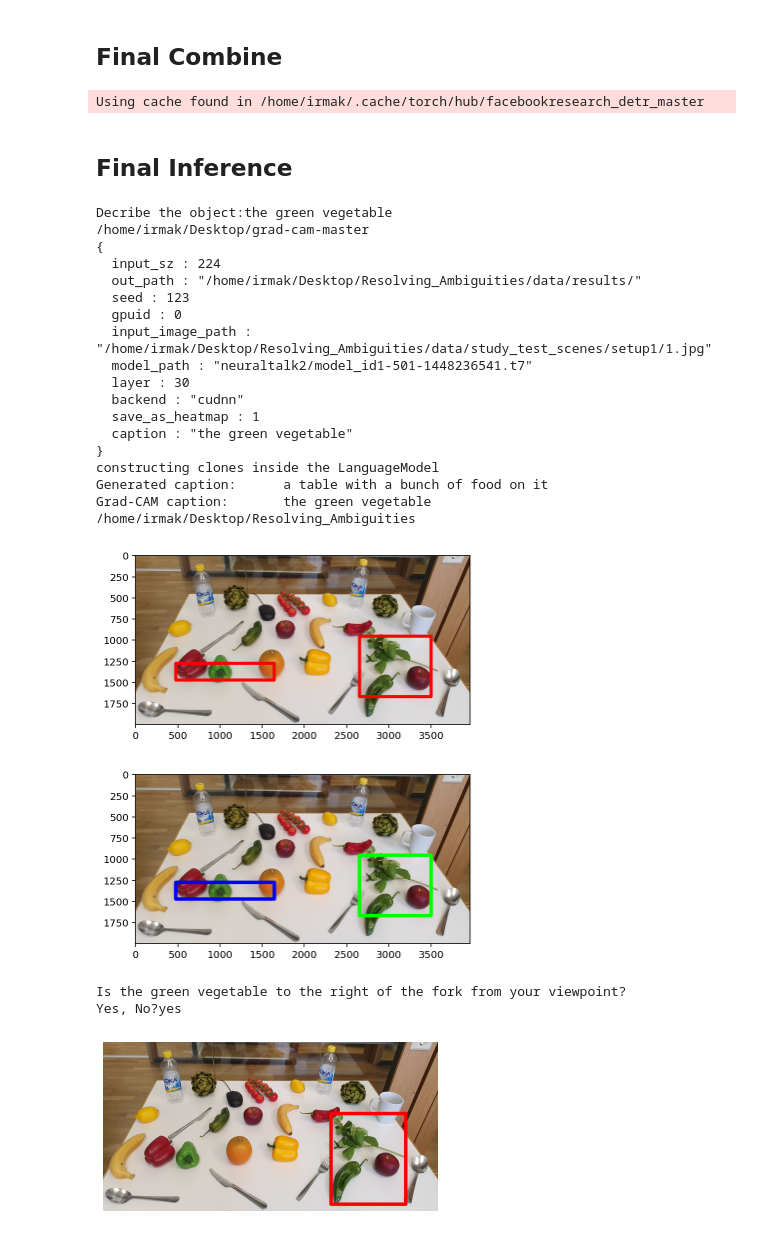
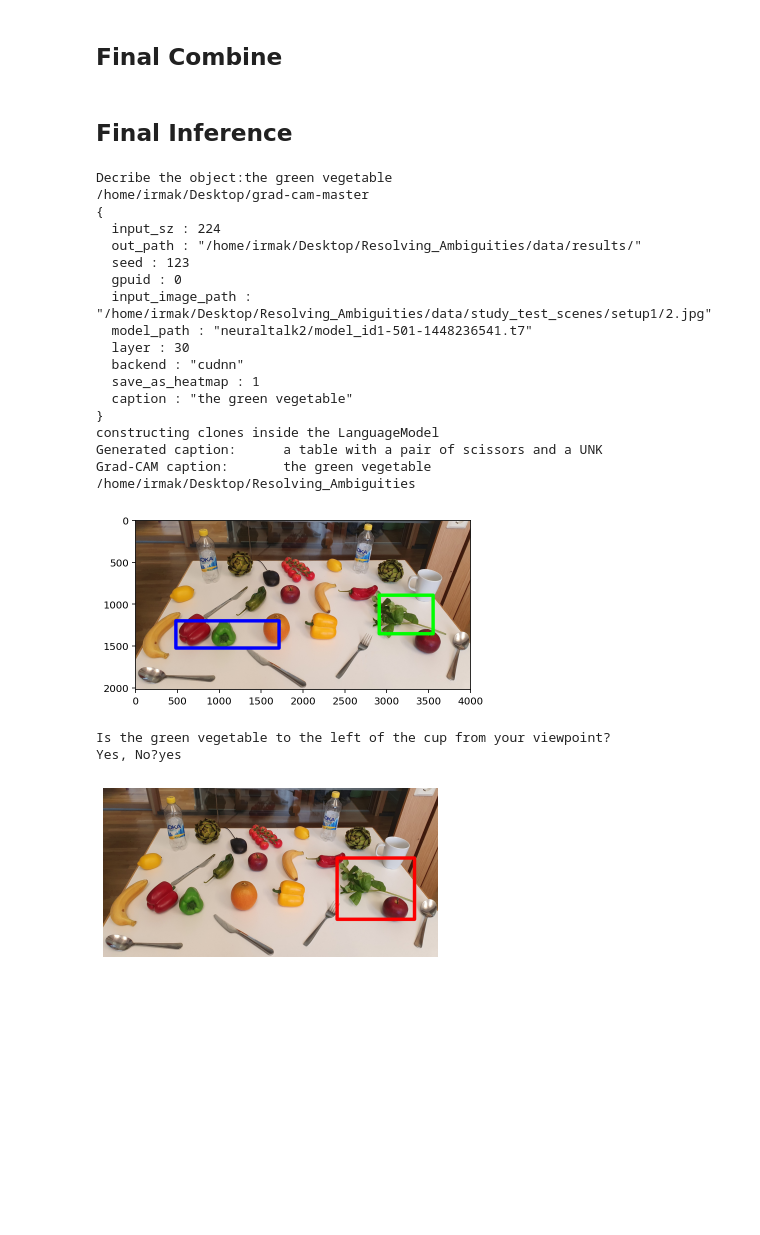
Before and after one commit to IrmakDogan/Asking-FollowUp-Clarifications, a Jupyter notebook: Code.ipynb, the cells around one changed output. Saved outputs shown, nothing was run; the diff lists cells and outputs as text; code cells hidden in the pictures; blank space fills up the shorter version.

```diff
--- a/Code.ipynb
+++ b/Code.ipynb
@@ -728,40 +583,20 @@ import os
 from PIL import Image
 import copy
 import operator
-import time
 def resultsGradCAM_final(img_path,img_name,tar_path,expr):
-    start = time.time()
     os.chdir(grad_cam_path)
     !pwd
     !th captioning.lua -input_image_path $img_path -out_path $TAR_DIR -caption "$expr" -gpuid 0
     os.chdir(working_path)
     !pwd
-    #print ("Gradcam-code-run", time.time()-start)
     orgIM =  Image.open(img_path)
-    #gradOut1 = Image.open('../data/demo/'+img_name+'caption_gb_'+expr+'.png')
-    #gradOut1 = gradOut1.resize((orgIM.size[0],orgIM.size[1]))
-    #gradOut2 = Image.open('../data/demo/'+img_name+'caption_gb_gcam_'+expr+'.png')
-    #gradOut2 = gradOut2.resize((orgIM.size[0],orgIM.size[1]))
     gradOut3 = Image.open(TAR_DIR + 'caption_gcam_hm_'+expr+'.png')
-    #gradOut3 = gradOut3.resize((orgIM.size[0],orgIM.size[1]))
-    #target_item = {}
-    #max_val = 0
-    #target_item2 = {}
-    #max_val2 = 0
-    #labelcolor = [[1,0,0],  [0,1,0], [0,0,1],[1,1,0],[1,1,1], [1,0,1], [0,1,1]]
     im_name = TAR_DIR+ 'caption_gcam_hm_'+expr+'.png'
-    #print (im_name)
-    n_clusters= num_clusters(im_name)#5
-    #print('num_cluster', n_clusters)
+    n_clusters= num_clusters(im_name)
     num_show = 2
-    t1 = time.time()
     boundingboxes = extractCluster(im_name,n_clusters,num_show)
-    #print ("Grad-t1", time.time()-t1)
     x,y = orgIM.size[0],orgIM.size[1]
-    #print ('lala',x,y)
-    t2 = time.time()
     resulting_bb, ind,dist,num =  printcircleGradCamFinal(num_show,boundingboxes,x,y,gradOut3.size[0],gradOut3.size[1])
-    #print ("Grad-t2", time.time()-t2)
     return (resulting_bb, ind,dist,num)
 # %% [markdown]
 # MDETR Module
@@ -1103,11 +865,6 @@ def last_call(TAR, expr, nouns, indeex, lookitems, inference_dict, appended = []
                 plt.imshow(res_img)
         plt.axis('off')
         plt.show()
-# %%
-model_det = torch.hub.load('facebookresearch/detr', 'detr_resnet50', pretrained=True)
-model_det.eval();
-# %% [output]
-Using cache found in /home/irmak/.cache/torch/hub/facebookresearch_detr_master
 # %%
 import pickle
 category_index[91] = {'id': 91, 'name': 'object'}
@@ -1147,7 +897,7 @@ IMAGE_DIR = '/home/irmak/Desktop/Resolving_Ambiguities/data/study_test_scenes/se
 TAR_DIR = '/home/irmak/Desktop/Resolving_Ambiguities/data/results/'
 grad_cam_path = '/home/irmak/Desktop/grad-cam-master'
 working_path = '/home/irmak/Desktop/Resolving_Ambiguities'
-img_name = '1.jpg'
+img_name = '2.jpg'
 region_names =["cropped0.jpg","cropped1.jpg"]
 region_boxes = []
 img_path = osp.join(IMAGE_DIR, img_name)
@@ -1157,8 +907,7 @@ im = Image.open(IMAGE_DIR+img_name).convert('RGB')
 X_im, Y_im = im.size
 global_probas, global_bboxes_scaled = obj_det(True, im)
 # %%
-import time
-import copy
+
 global_probas, global_bboxes_scaled = obj_det(True, im)
 general_output_dict = returnout_dict(im, global_probas, global_bboxes_scaled)
 region_boxes = []
@@ -1166,7 +915,7 @@ asked_questions = []
 colors = [(0,255,0),(255,0,0),(0,0,255),(0,0,0),(255,255,255)]
 while True:
     region_boxes = []
-    expr = input('Decribe the object:')#"The green pepper next to the ginger"#"The brown chunk to the right of the eggplant"#"The brown vegetable to the right of the eggplant"#"The brown chunk next to the mushrooms"#"the brown vegetable on the top right"#"stack of mangos on bottom right corner"#"The green fruit to the very bottom right in front of the stacks of red apples."#"the brown vegetable on the top right"#"The dried peppers next to the broccoli and carrots"
+    expr = input('Decribe the object:')
     (resulting_bb, ind, dist, num) = resultsGradCAM_final(img_path,img_name,tar_path,expr)
     doc = nlp(expr)
     nouns = [chunk.text for chunk in doc.noun_chunks]
@@ -1178,7 +927,6 @@ while True:
 
     region_check_items = []
     countval = 0
-    start = time.time()
     for j in range(len(region_boxes)):
         for i in range(len(global_bboxes_scaled)):
             x0_i = int(global_bboxes_scaled[i][0])
@@ -1195,10 +943,7 @@ while True:
         last_call(TAR_DIR+region_check_items[0][0], expr, nouns, region_check_items[0][1], lookitems, copy.deepcopy(general_output_dict))
         break
     else:
-        start3 = time.time()
         imm = plt.imread(TAR_DIR+ img_name)
-        plt.imshow(imm)
-        plt.show()
 
         output_dict = copy.deepcopy(general_output_dict)
 
@@ -1295,37 +1040,36 @@ while True:
                 else:
                     print(exp)
                     asked_questions.append(partial_exp)
                     value = input("Yes, No?")
                     if value.lower() == "yes":
                         flag = True
                         break
         if flag:
             if appended:
                 last_call(TAR_DIR+"cropped"+str(i)+".jpg", expr, nouns, i, lookitems, copy.deepcopy(output_dict), appended)
             else:
                 last_call(TAR_DIR+"cropped"+str(i)+".jpg", expr, nouns, i, lookitems, copy.deepcopy(output_dict))
             break
 # %% [output]
 Decribe the object:the green vegetable
 /home/irmak/Desktop/grad-cam-master
 {
   input_sz : 224
   out_path : "/home/irmak/Desktop/Resolving_Ambiguities/data/results/"
   seed : 123
   gpuid : 0
-  input_image_path : "/home/irmak/Desktop/Resolving_Ambiguities/data/study_test_scenes/setup1/1.jpg"
+  input_image_path : "/home/irmak/Desktop/Resolving_Ambiguities/data/study_test_scenes/setup1/2.jpg"
   model_path : "neuraltalk2/model_id1-501-1448236541.t7"
   layer : 30
   backend : "cudnn"
   save_as_heatmap : 1
   caption : "the green vegetable"
 }
 constructing clones inside the LanguageModel
-Generated caption:      a table with a bunch of food on it
+Generated caption:      a table with a pair of scissors and a UNK
 Grad-CAM caption:       the green vegetable
 /home/irmak/Desktop/Resolving_Ambiguities
-[figure, old version]
+[figure, new version]
+Is the green vegetable to the left of the cup from your viewpoint?
+Yes, No?yes
-[figure, old version]
+[figure, new version]
-Is the green vegetable to the right of the fork from your viewpoint?
-Yes, No?yes
-[figure, removed]
```
Also changed, not shown: parts of 22 cells of this notebook, 16 other files.
